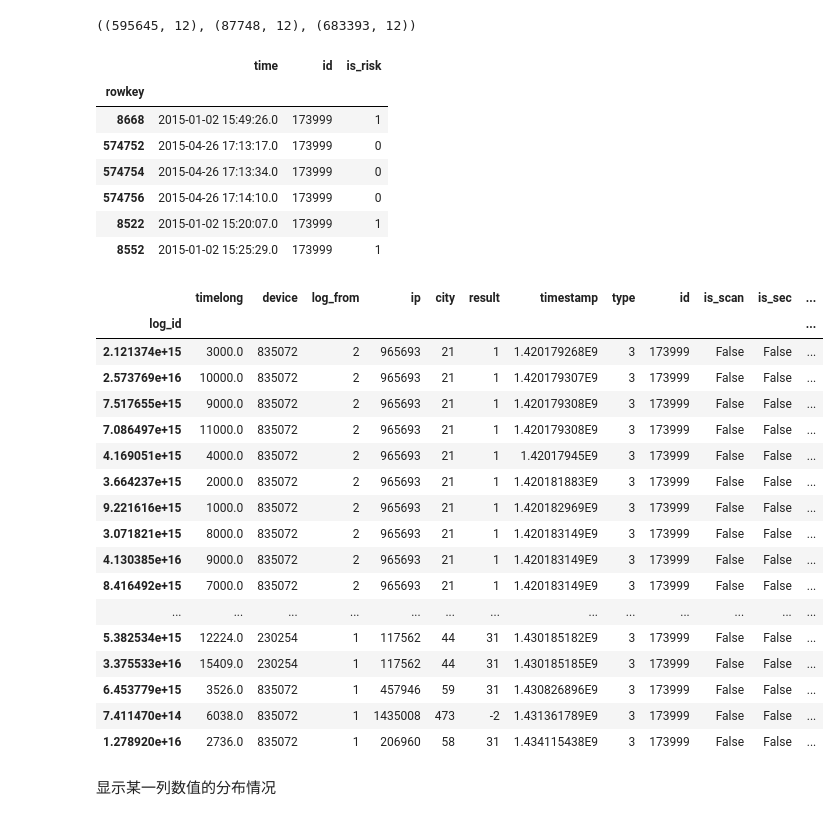
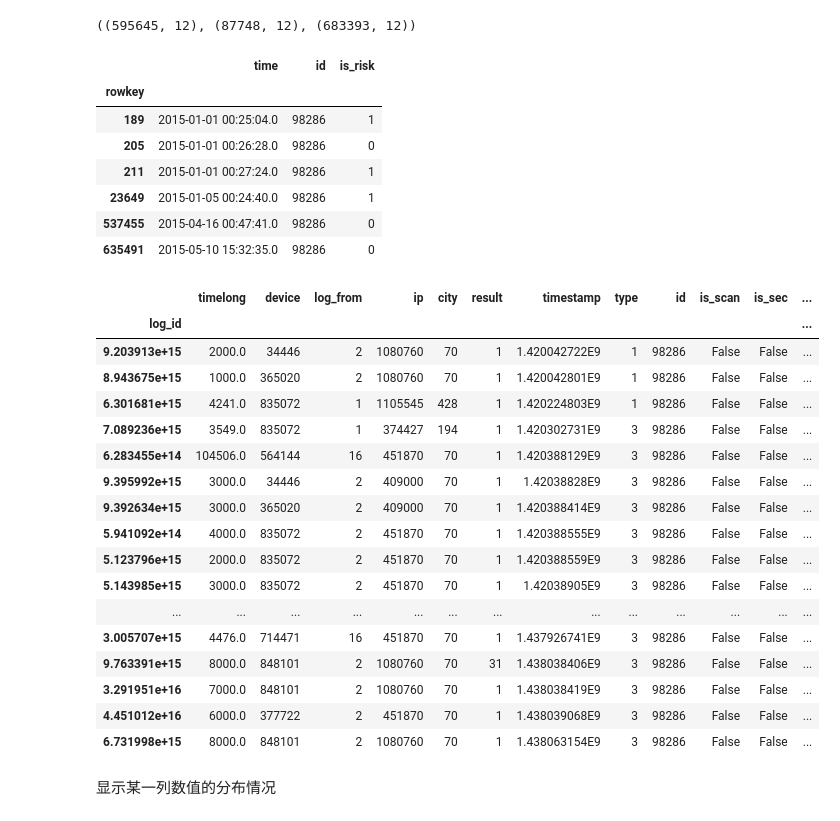
Before and after one commit to tusonggao/Kaggle_code, a Jupyter notebook: jd_contest/jd_contest.ipynb, the cells around one changed output. Saved outputs shown, nothing was run; the diff lists cells and outputs as text; code cells hidden in the pictures.

```diff
--- a/jd_contest/jd_contest.ipynb
+++ b/jd_contest/jd_contest.ipynb
@@ -3,6 +3,9 @@ import numpy as np
 import pandas as pd
 import matplotlib.pyplot as plt
 %matplotlib inline
+
+#pd.set_option('max_info_rows', 500)
+pd.set_option('display.max_rows', 500)
 # %%
 trade_df = pd.read_csv('./data/Risk_Detection_Qualification/t_trade.csv', index_col='rowkey', dtype={'id': np.str})
 trade_test_df = pd.read_csv('./data/Risk_Detection_Qualification/t_trade_test.csv', index_col='rowkey', dtype={'id': np.str})
@@ -23,37 +26,37 @@ login_df['result'].unique()
 login_df['id'].unique()
 len(login_df['city'].unique()), len(login_df.index)
 trade_df.count()
-trade_df[trade_df.id=='173999']
+trade_df[trade_df.id=='98286'].sort_values(by='time', ascending = True)
 # %% [output]
 |  | time | id | is_risk |
 | rowkey |  |  |  |
-| 8668 | 2015-01-02 15:49:26.0 | 173999 | 1 |
-| 574752 | 2015-04-26 17:13:17.0 | 173999 | 0 |
-| 574754 | 2015-04-26 17:13:34.0 | 173999 | 0 |
-| 574756 | 2015-04-26 17:14:10.0 | 173999 | 0 |
-| 8522 | 2015-01-02 15:20:07.0 | 173999 | 1 |
-| 8552 | 2015-01-02 15:25:29.0 | 173999 | 1 |
+| 189 | 2015-01-01 00:25:04.0 | 98286 | 1 |
+| 205 | 2015-01-01 00:26:28.0 | 98286 | 0 |
+| 211 | 2015-01-01 00:27:24.0 | 98286 | 1 |
+| 23649 | 2015-01-05 00:24:40.0 | 98286 | 1 |
+| 537455 | 2015-04-16 00:47:41.0 | 98286 | 0 |
+| 635491 | 2015-05-10 15:32:35.0 | 98286 | 0 |
 # %%
-merged_login_df[merged_login_df.id=='173999'].sort_values(by='time', ascending = True)
+merged_login_df[merged_login_df.id=='98286'].sort_values(by='time', ascending = True)
 # %% [output]
 |  | timelong | device | log_from | ip | city | result | timestamp | type | id | is_scan | is_sec | ... |
 | log_id |  |  |  |  |  |  |  |  |  |  |  | ... |
-| 2.121374e+15 | 3000.0 | 835072 | 2 | 965693 | 21 | 1 | 1.420179268E9 | 3 | 173999 | False | False | ... |
-| 2.573769e+16 | 10000.0 | 835072 | 2 | 965693 | 21 | 1 | 1.420179307E9 | 3 | 173999 | False | False | ... |
-| 7.517655e+15 | 9000.0 | 835072 | 2 | 965693 | 21 | 1 | 1.420179308E9 | 3 | 173999 | False | False | ... |
-| 7.086497e+15 | 11000.0 | 835072 | 2 | 965693 | 21 | 1 | 1.420179308E9 | 3 | 173999 | False | False | ... |
-| 4.169051e+15 | 4000.0 | 835072 | 2 | 965693 | 21 | 1 | 1.42017945E9 | 3 | 173999 | False | False | ... |
-| 3.664237e+15 | 2000.0 | 835072 | 2 | 965693 | 21 | 1 | 1.420181883E9 | 3 | 173999 | False | False | ... |
-| 9.221616e+15 | 1000.0 | 835072 | 2 | 965693 | 21 | 1 | 1.420182969E9 | 3 | 173999 | False | False | ... |
-| 3.071821e+15 | 8000.0 | 835072 | 2 | 965693 | 21 | 1 | 1.420183149E9 | 3 | 173999 | False | False | ... |
-| 4.130385e+16 | 9000.0 | 835072 | 2 | 965693 | 21 | 1 | 1.420183149E9 | 3 | 173999 | False | False | ... |
-| 8.416492e+15 | 7000.0 | 835072 | 2 | 965693 | 21 | 1 | 1.420183149E9 | 3 | 173999 | False | False | ... |
+| 9.203913e+15 | 2000.0 | 34446 | 2 | 1080760 | 70 | 1 | 1.420042722E9 | 1 | 98286 | False | False | ... |
+| 8.943675e+15 | 1000.0 | 365020 | 2 | 1080760 | 70 | 1 | 1.420042801E9 | 1 | 98286 | False | False | ... |
+| 6.301681e+15 | 4241.0 | 835072 | 1 | 1105545 | 428 | 1 | 1.420224803E9 | 1 | 98286 | False | False | ... |
+| 7.089236e+15 | 3549.0 | 835072 | 1 | 374427 | 194 | 1 | 1.420302731E9 | 3 | 98286 | False | False | ... |
+| 6.283455e+14 | 104506.0 | 564144 | 16 | 451870 | 70 | 1 | 1.420388129E9 | 3 | 98286 | False | False | ... |
+| 9.395992e+15 | 3000.0 | 34446 | 2 | 409000 | 70 | 1 | 1.42038828E9 | 3 | 98286 | False | False | ... |
+| 9.392634e+15 | 3000.0 | 365020 | 2 | 409000 | 70 | 1 | 1.420388414E9 | 3 | 98286 | False | False | ... |
+| 5.941092e+14 | 4000.0 | 835072 | 2 | 451870 | 70 | 1 | 1.420388555E9 | 3 | 98286 | False | False | ... |
+| 5.123796e+15 | 2000.0 | 835072 | 2 | 451870 | 70 | 1 | 1.420388559E9 | 3 | 98286 | False | False | ... |
+| 5.143985e+15 | 3000.0 | 835072 | 2 | 451870 | 70 | 1 | 1.42038905E9 | 3 | 98286 | False | False | ... |
 | ... | ... | ... | ... | ... | ... | ... | ... | ... | ... | ... | ... | ... |
-| 5.382534e+15 | 12224.0 | 230254 | 1 | 117562 | 44 | 31 | 1.430185182E9 | 3 | 173999 | False | False | ... |
-| 3.375533e+16 | 15409.0 | 230254 | 1 | 117562 | 44 | 31 | 1.430185185E9 | 3 | 173999 | False | False | ... |
-| 6.453779e+15 | 3526.0 | 835072 | 1 | 457946 | 59 | 31 | 1.430826896E9 | 3 | 173999 | False | False | ... |
-| 7.411470e+14 | 6038.0 | 835072 | 1 | 1435008 | 473 | -2 | 1.431361789E9 | 3 | 173999 | False | False | ... |
-| 1.278920e+16 | 2736.0 | 835072 | 1 | 206960 | 58 | 31 | 1.434115438E9 | 3 | 173999 | False | False | ... |
+| 3.005707e+15 | 4476.0 | 714471 | 16 | 451870 | 70 | 1 | 1.437926741E9 | 3 | 98286 | False | False | ... |
+| 9.763391e+15 | 8000.0 | 848101 | 2 | 1080760 | 70 | 31 | 1.438038406E9 | 3 | 98286 | False | False | ... |
+| 3.291951e+16 | 7000.0 | 848101 | 2 | 1080760 | 70 | 1 | 1.438038419E9 | 3 | 98286 | False | False | ... |
+| 4.451012e+16 | 6000.0 | 377722 | 2 | 451870 | 70 | 1 | 1.438039068E9 | 3 | 98286 | False | False | ... |
+| 6.731998e+15 | 8000.0 | 848101 | 2 | 1080760 | 70 | 1 | 1.438063154E9 | 3 | 98286 | False | False | ... |
 # %% [markdown]
 显示某一列数值的分布情况
 # %%
```
Also changed, not shown: 1 other file.
